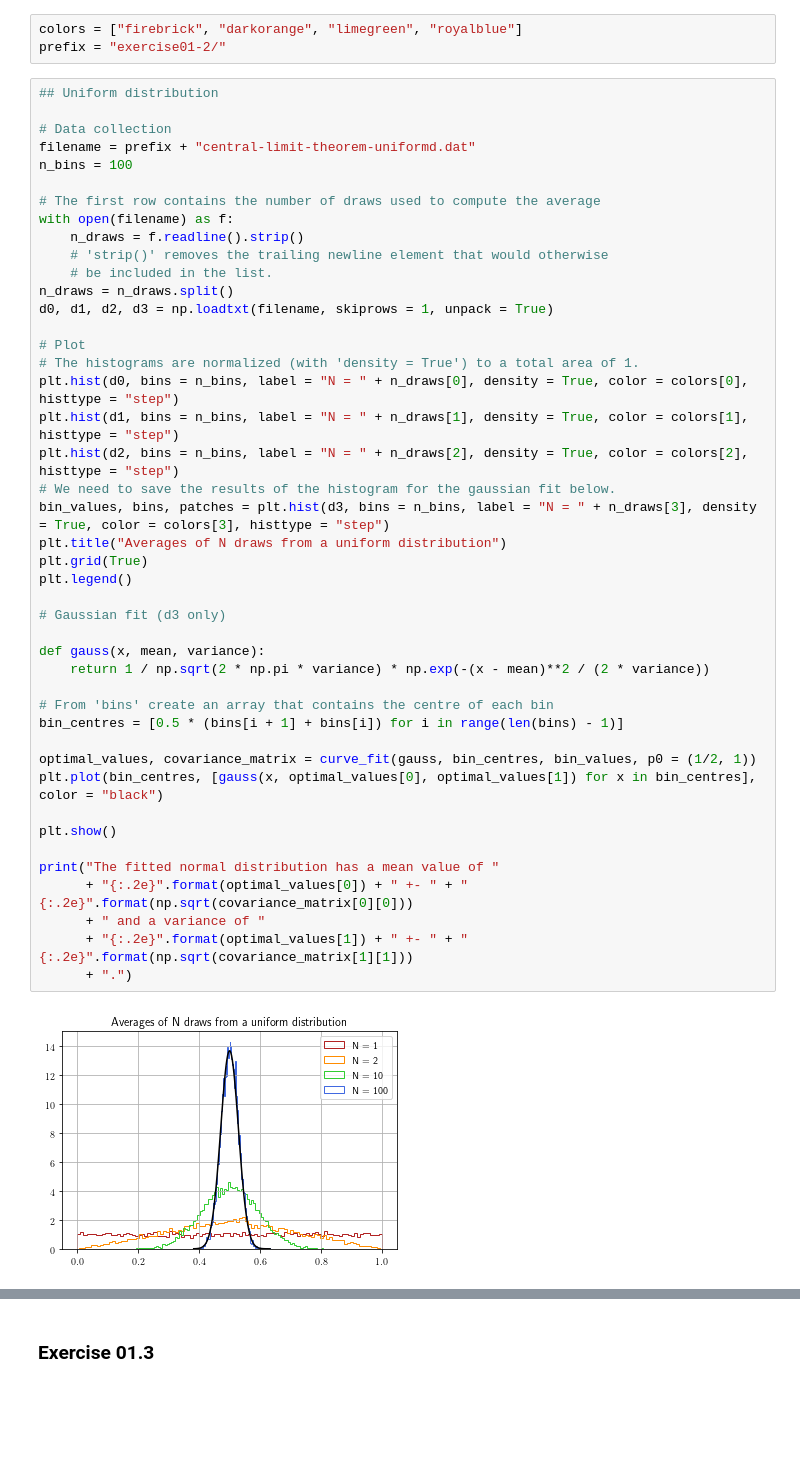
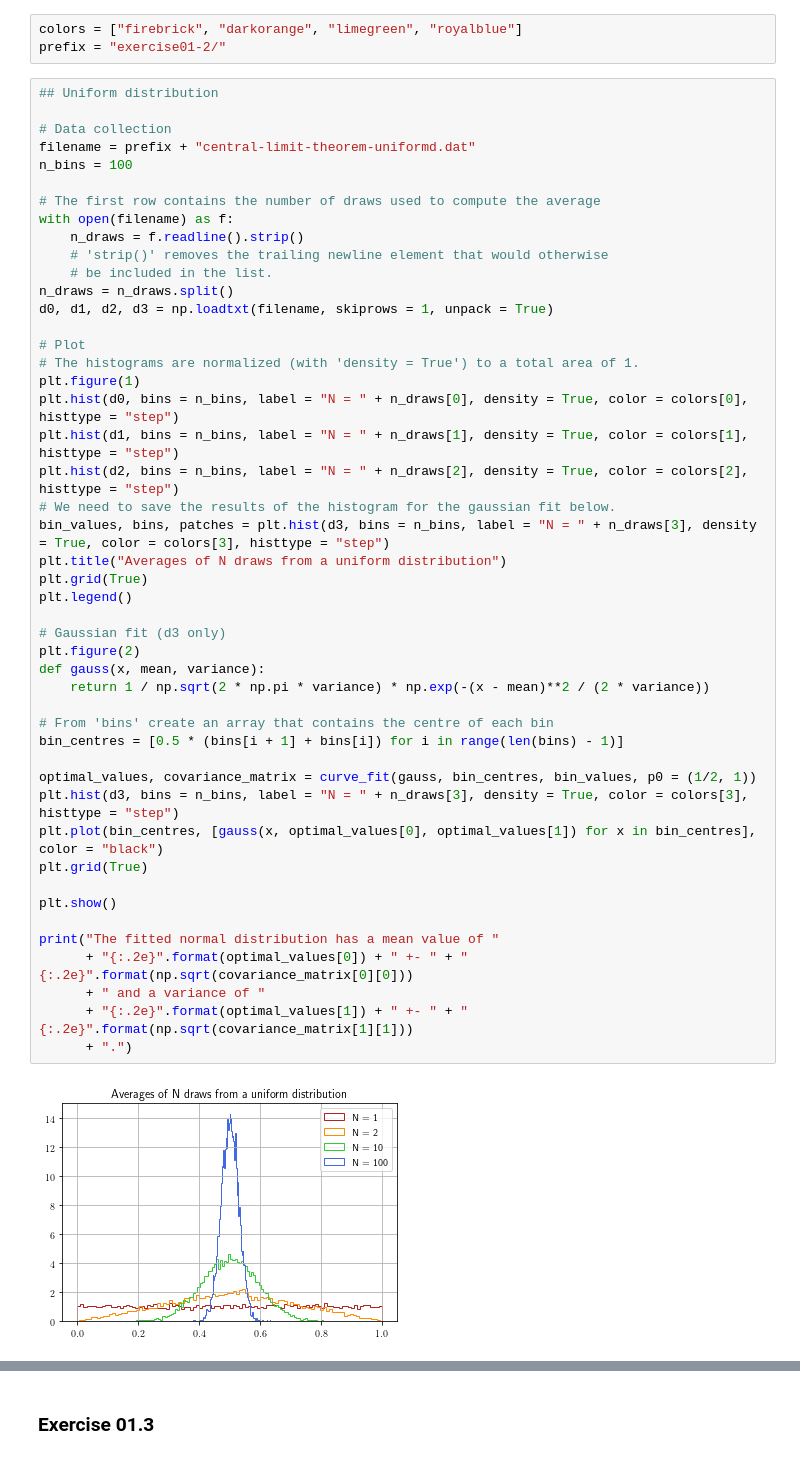
Before and after one commit to phaerrax/lab-simulazione-numerica, a Jupyter notebook: exercise01/exercise01.ipynb, the cells around one changed output, grey strips where cells are left out. Drawn from its saved outputs; the diff is of its cells as text; blank space fills up the shorter version.

```diff
--- a/exercise01/exercise01.ipynb
+++ b/exercise01/exercise01.ipynb
@@ -81,32 +93,35 @@ d0, d1, d2, d3 = np.loadtxt(filename, skiprows = 1, unpack = True)
 
 # Plot
 # The histograms are normalized (with 'density = True') to a total area of 1.
+plt.figure(1)
 plt.hist(d0, bins = n_bins, label = "N = " + n_draws[0], density = True, color = colors[0], histtype = "step")
 plt.hist(d1, bins = n_bins, label = "N = " + n_draws[1], density = True, color = colors[1], histtype = "step")
 plt.hist(d2, bins = n_bins, label = "N = " + n_draws[2], density = True, color = colors[2], histtype = "step")
 # We need to save the results of the histogram for the gaussian fit below.
 bin_values, bins, patches = plt.hist(d3, bins = n_bins, label = "N = " + n_draws[3], density = True, color = colors[3], histtype = "step")
 plt.title("Averages of N draws from a uniform distribution")
 plt.grid(True)
 plt.legend()
 
 # Gaussian fit (d3 only)
-
+plt.figure(2)
 def gauss(x, mean, variance):
     return 1 / np.sqrt(2 * np.pi * variance) * np.exp(-(x - mean)**2 / (2 * variance))
 
 # From 'bins' create an array that contains the centre of each bin
 bin_centres = [0.5 * (bins[i + 1] + bins[i]) for i in range(len(bins) - 1)]
 
 optimal_values, covariance_matrix = curve_fit(gauss, bin_centres, bin_values, p0 = (1/2, 1))
+plt.hist(d3, bins = n_bins, label = "N = " + n_draws[3], density = True, color = colors[3], histtype = "step")
 plt.plot(bin_centres, [gauss(x, optimal_values[0], optimal_values[1]) for x in bin_centres], color = "black")
+plt.grid(True)
 
 plt.show()
 
 print("The fitted normal distribution has a mean value of "
       + "{:.2e}".format(optimal_values[0]) + " +- " + "{:.2e}".format(np.sqrt(covariance_matrix[0][0]))
       + " and a variance of "
       + "{:.2e}".format(optimal_values[1]) + " +- " + "{:.2e}".format(np.sqrt(covariance_matrix[1][1]))
       + ".")
 # %% [output]
-[figure, old version]
+[figure, new version]
```
Also changed, not shown: parts of 7 cells of this notebook, 1 other file.
